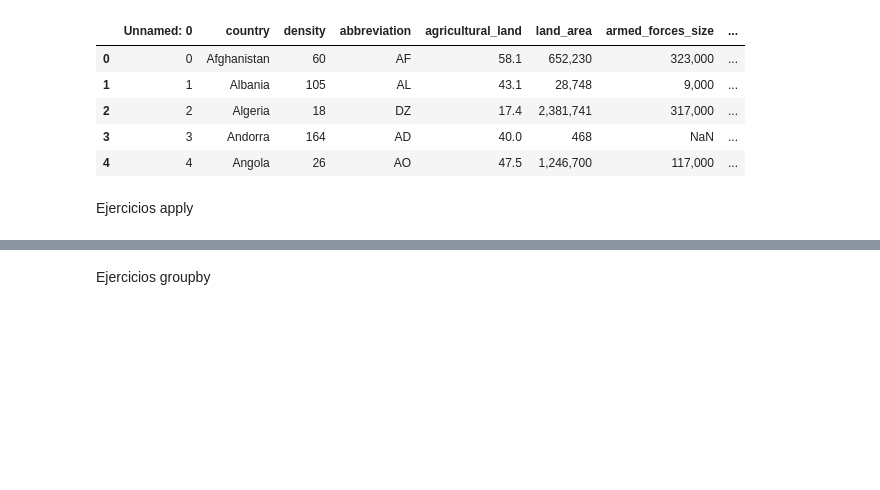
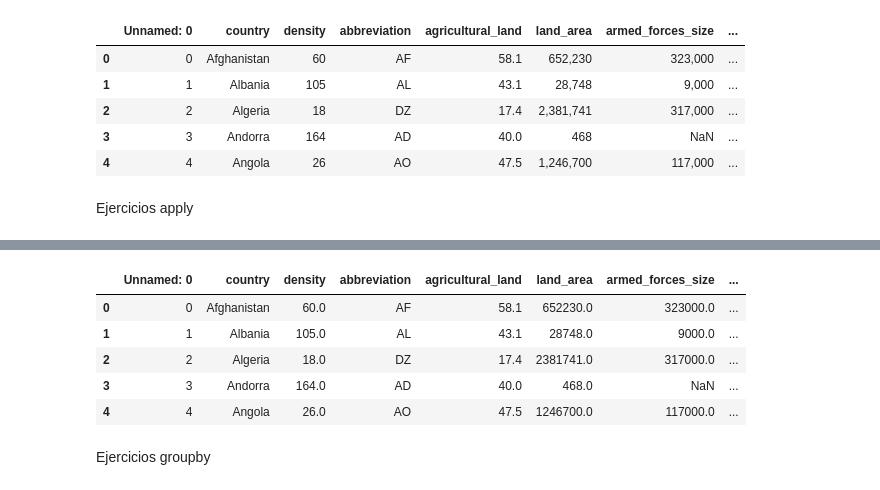
Before and after one commit to Dacil235/Modulo3_Pair_Dacil_Lorena, a Jupyter notebook: MOD3_GROUPBY-APPLY/PAIR_GROUPBY-APPLY.ipynb, the cells around one changed output, grey strips where cells are left out. Saved outputs shown, nothing was run; the diff lists cells and outputs as text; code cells hidden in the pictures; blank space fills up the shorter version.

```diff
--- a/MOD3_GROUPBY-APPLY/PAIR_GROUPBY-APPLY.ipynb
+++ b/MOD3_GROUPBY-APPLY/PAIR_GROUPBY-APPLY.ipynb
@@ -25,3 +62,33 @@ Ejercicios apply
+# %%
+#3.Guarda el DataFrame después de los cambios creados después de los dos ejercicios anteriores para usarlo posteriormente.
+
+def asignar_continente(pais):
+    if pais in ["China", "India", "Japan", "South Korea"]:
+        return "Asia"
+    elif pais in ["United States", "Canada", "Mexico"]:
+        return "North America"
+    elif pais in ["Brazil", "Argentina", "Colombia"]:
+        return "South America"
+    elif pais in ["Germany", "France", "United Kingdom"]:
+        return "Europe"
+    elif pais in ["Nigeria", "Egypt", "South Africa"]:
+        return "Africa"
+    elif pais in ["Australia"]:
+        return "Oceania"
+    else:
+        return np.nan
+
+# Aplicar al DataFrame
+df_world['Continent'] = df_world['country'].apply(asignar_continente)
+# %%
+df_world.head()
+# %% [output]
+|  | Unnamed: 0 | country | density | abbreviation | agricultural_land | land_area | armed_forces_size | ... |
+| 0 | 0 | Afghanistan | 60.0 | AF | 58.1 | 652230.0 | 323000.0 | ... |
+| 1 | 1 | Albania | 105.0 | AL | 43.1 | 28748.0 | 9000.0 | ... |
+| 2 | 2 | Algeria | 18.0 | DZ | 17.4 | 2381741.0 | 317000.0 | ... |
+| 3 | 3 | Andorra | 164.0 | AD | 40.0 | 468.0 | NaN | ... |
+| 4 | 4 | Angola | 26.0 | AO | 47.5 | 1246700.0 | 117000.0 | ... |
 # %% [markdown]
 Ejercicios groupby
 # %%
```
Also changed, not shown: parts of 5 cells of this notebook.
